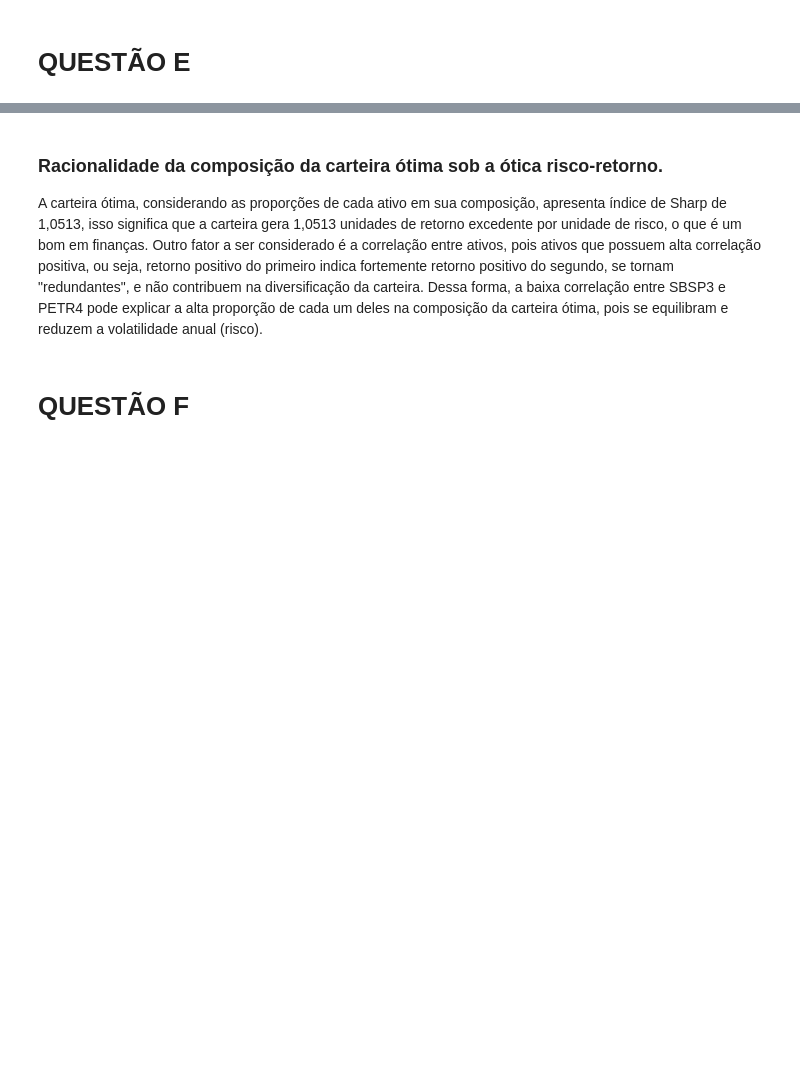
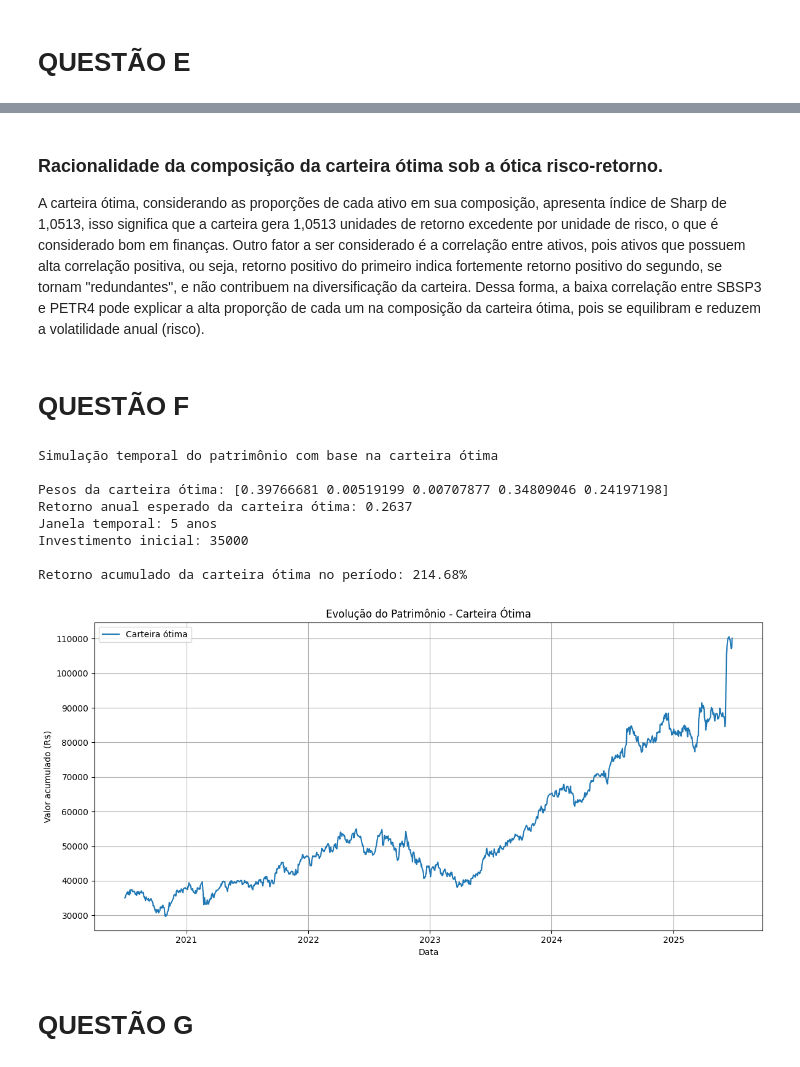
Before and after one commit to gustavo-plc/PyStatistics, a Jupyter notebook: AEDI_T2.ipynb, the cells around one changed output, grey strips where cells are left out. Cells and saved outputs as stored; diff of their text form; code cells hidden in the pictures; blank space fills up the shorter version.

```diff
--- a/AEDI_T2.ipynb
+++ b/AEDI_T2.ipynb
@@ -545,6 +545,52 @@ Pesos alocados em cada ativo:
 # %% [markdown]
 ### Racionalidade da composição da carteira ótima sob a ótica risco-retorno.
 
-A carteira ótima, considerando as proporções de cada ativo em sua composição, apresenta índice de Sharp de 1,0513, isso significa que a carteira gera 1,0513 unidades de retorno excedente por unidade de risco, o que é um bom em finanças. Outro fator a ser considerado é a correlação entre ativos, pois ativos que possuem alta correlação positiva, ou seja, retorno positivo do primeiro indica fortemente retorno positivo do segundo, se tornam "redundantes", e não contribuem na diversificação da carteira. Dessa forma, a baixa correlação entre SBSP3 e PETR4 pode explicar a alta proporção de cada um deles na composição da carteira ótima, pois se equilibram e reduzem a volatilidade anual (risco).
+A carteira ótima, considerando as proporções de cada ativo em sua composição, apresenta índice de Sharp de 1,0513, isso significa que a carteira gera 1,0513 unidades de retorno excedente por unidade de risco, o que é considerado bom em finanças. Outro fator a ser considerado é a correlação entre ativos, pois ativos que possuem alta correlação positiva, ou seja, retorno positivo do primeiro indica fortemente retorno positivo do segundo, se tornam "redundantes", e não contribuem na diversificação da carteira. Dessa forma, a baixa correlação entre SBSP3 e PETR4 pode explicar a alta proporção de cada um na composição da carteira ótima, pois se equilibram e reduzem a volatilidade anual (risco).
 # %% [markdown]
 # QUESTÃO F
+# %%
+# SIMULAÇÃO DA EVOLUÇÃO PATRIMONIAL
+
+inv_inicial = 35000
+
+print("Simulação temporal do patrimônio com base na carteira ótima\n")
+print(f"Pesos da carteira ótima: {carteiras[idx_melhor]}")
+print(f"Retorno anual esperado da carteira ótima: {ret_max_sharpe:.4f}")
+print("Janela temporal: 5 anos")
+print(f"Investimento inicial: {inv_inicial}")
+
+# Retorno diário total
+retornos_serie_otima = pd.Series(0, index=df_retornos.index)
+for n in range(n_ativos):
+    retornos_serie_otima += df_retornos.iloc[:, n] * carteiras[idx_melhor][n]
+
+
+# Calcular evolução do patrimônio
+patrimonio = (1 + retornos_serie_otima).cumprod() * inv_inicial
+
+# Calcular retorno acumulado
+retorno_acumulado = patrimonio.iloc[-1] / inv_inicial - 1
+print(f"\nRetorno acumulado da carteira ótima no período: {retorno_acumulado*100:.2f}%")
+
+# Curva de evolução do patrimônio
+plt.figure(figsize=(12, 6))
+plt.plot(patrimonio, label="Carteira ótima")
+plt.title("Evolução do Patrimônio - Carteira Ótima")
+plt.ylabel("Valor acumulado (R$)")
+plt.xlabel("Data")
+plt.grid(True)
+plt.legend()
+plt.tight_layout()
+plt.show()
+# %% [output]
+Simulação temporal do patrimônio com base na carteira ótima
+
+Pesos da carteira ótima: [0.39766681 0.00519199 0.00707877 0.34809046 0.24197198]
+Retorno anual esperado da carteira ótima: 0.2637
+Janela temporal: 5 anos
+Investimento inicial: 35000
+
+Retorno acumulado da carteira ótima no período: 214.68%
+[figure, added]
+# %% [markdown]
+# QUESTÃO G
```
Also changed, not shown: parts of 6 cells of this notebook.
